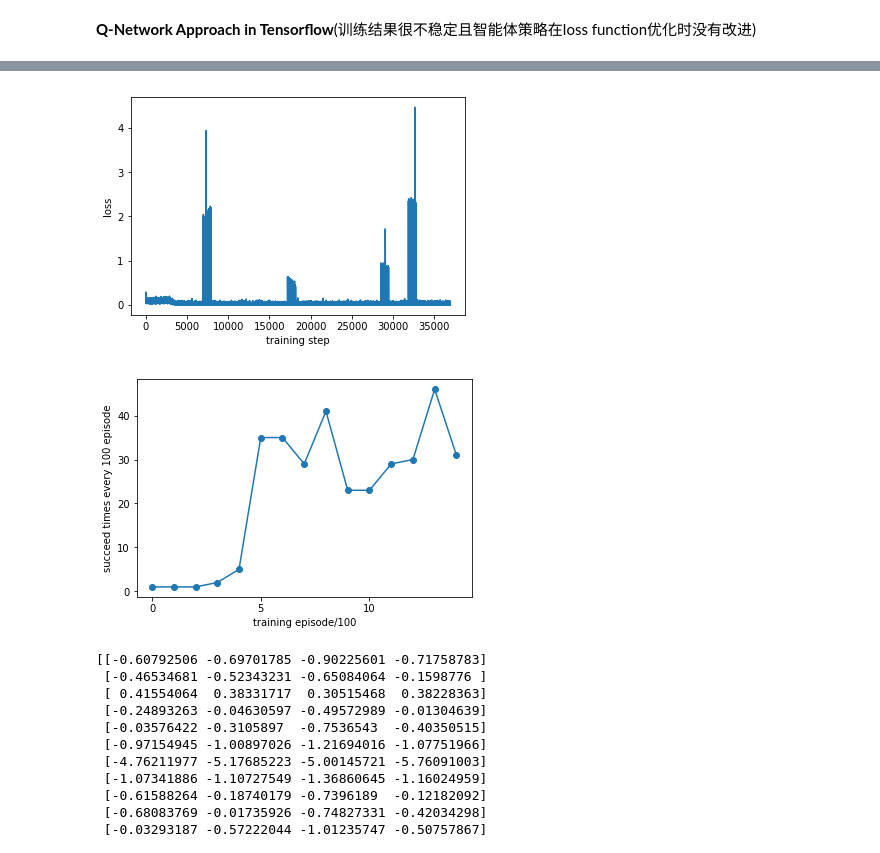
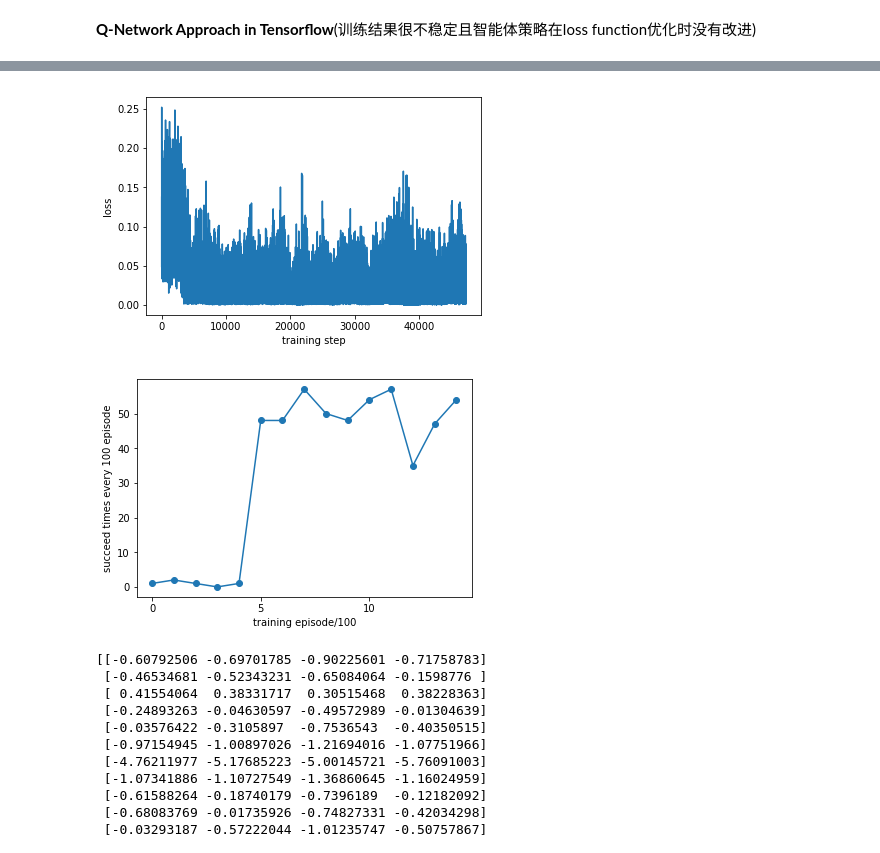
Before and after one commit to Wangjw6/research, a Jupyter notebook: ML/Others/Reinforcement Learning.ipynb, the cells around one changed output, grey strips where cells are left out. Drawn from its saved outputs; the diff is of its cells as text; code cells hidden in the pictures.

```diff
--- a/ML/Others/Reinforcement Learning.ipynb
+++ b/ML/Others/Reinforcement Learning.ipynb
@@ -318,13 +318,16 @@ for i in range(num_episodes):
         state_vector[0,s]=1
         a = model.choose_action(state=state_vector,epsilon=e)
         s_next, r, d,_ = env.step(a[0])
+
+
+        nextSate_vector = np.zeros([1,state_dim_])
+        nextSate_vector[0,s_next]=1
+
         if r==0 and d==True:
              M.store_experience(state=state_vector[0], next_sate=nextSate_vector[0],action=a,reward=[-1])
         else:
              M.store_experience(state=state_vector[0], next_sate=nextSate_vector[0],action=a,reward=[r])
 
-        nextSate_vector = np.zeros([1,state_dim_])
-        nextSate_vector[0,s_next]=1
 
 
         records+=1
@@ -339,7 +342,7 @@ for i in range(num_episodes):
         if d==True:
             break
 
-    if records>M.memory_capacity and i%5==0:
+    if records>M.memory_capacity and i%1000==0:
         print('episode: %d loss: %g'%(i, loss_))
 
     if r==1:
@@ -372,4 +359,4 @@ episode: 1495 loss: 0.0148165
-[figure, old version]
+[figure, new version]
 # %%
 pass_sum=[]
 i=1
@@ -387,7 +374,7 @@ plt.xlabel('training episode/100')
 plt.ylabel('succeed times every 100 episode')
 plt.show()
 # %% [output]
-[figure, old version]
+[figure, new version]
 # %%
 Qtable=np.zeros((16, 4))
 for i in range(state_dim_):
```
Also changed, not shown: parts of 29 cells of this notebook.
